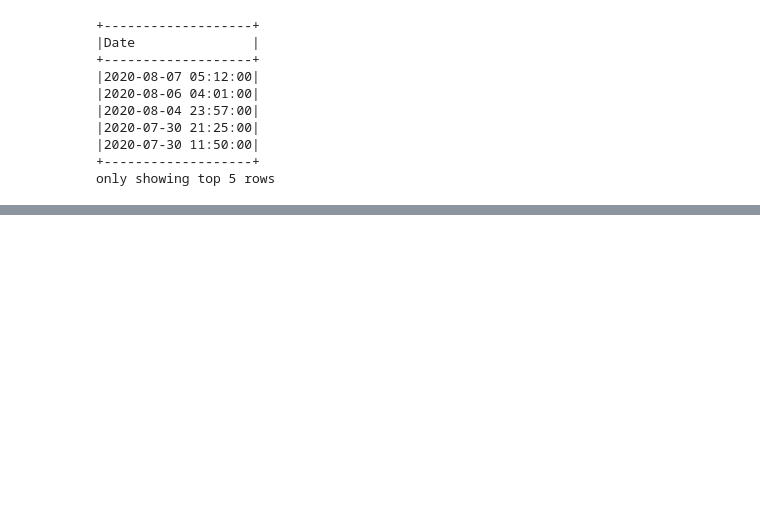
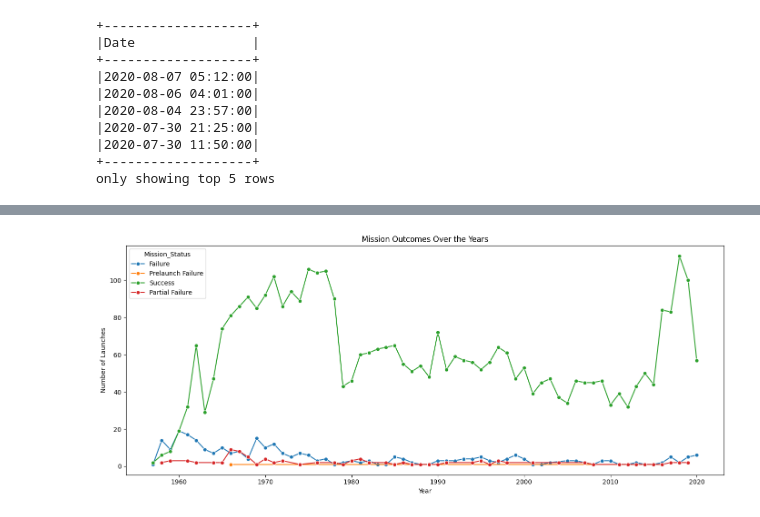
Before and after one commit to manishaachary13/Space-Launch-Mission, a Jupyter notebook: mission launch.ipynb, the cells around one changed output, grey strips where cells are left out. Cells and saved outputs as stored; diff of their text form; code cells hidden in the pictures; blank space fills up the shorter version.

```diff
--- a/mission launch.ipynb
+++ b/mission launch.ipynb
@@ -589,0 +627,14 @@ only showing top 20 rows
+# %%
+mission_status_by_year = df.groupBy("Year", "Mission_Status").count().orderBy("Year", "Mission_Status")
+mission_status_by_year_pd = mission_status_by_year.toPandas()
+
+import seaborn as sns
+
+plt.figure(figsize=(14, 6))
+sns.lineplot(data=mission_status_by_year_pd, x="Year", y="count", hue="Mission_Status", marker="o")
+plt.title("Mission Outcomes Over the Years")
+plt.ylabel("Number of Launches")
+plt.tight_layout()
+plt.show()
+# %% [output]
+[figure, added]
```
Also changed, not shown: parts of 14 cells of this notebook.
